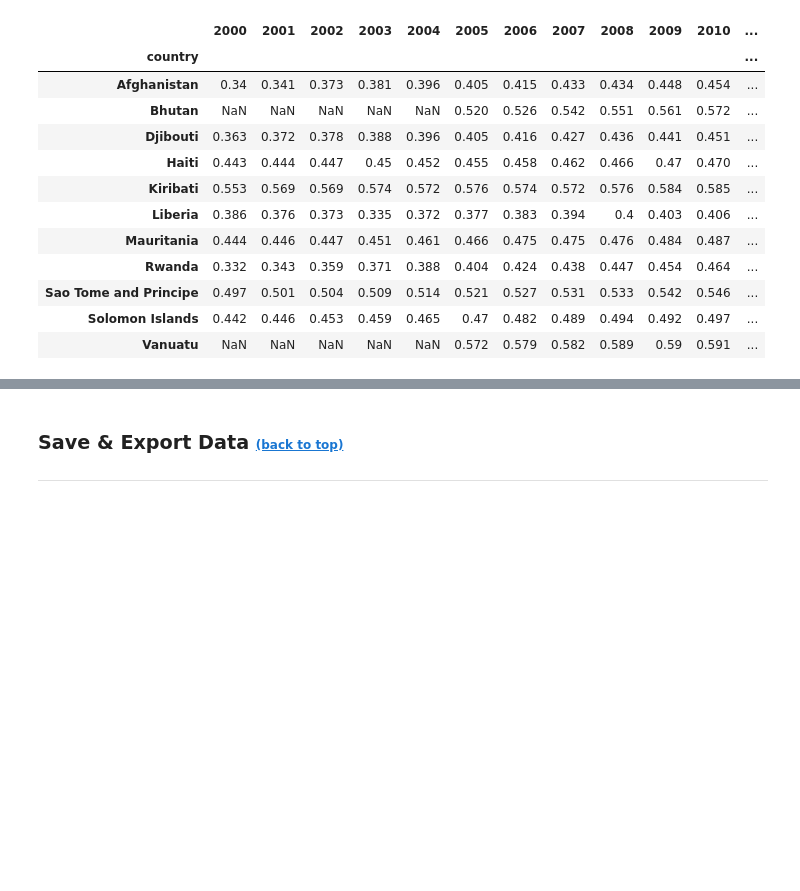
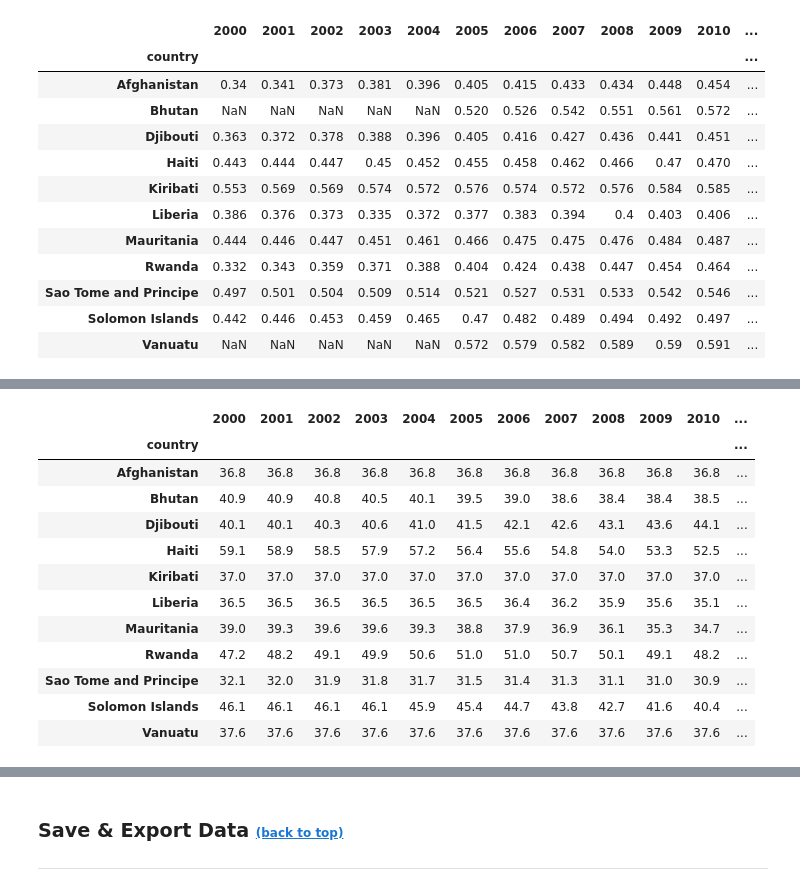
Before and after one commit to c-smith7/Foreign-Aid-and-LDCs, a Jupyter notebook: analysis/1-Data_Wrangling_and_Cleaning.ipynb, the cells around one changed output, grey strips where cells are left out. Saved outputs shown, nothing was run; the diff lists cells and outputs as text; code cells hidden in the pictures; blank space fills up the shorter version.

```diff
--- a/analysis/1-Data_Wrangling_and_Cleaning.ipynb
+++ b/analysis/1-Data_Wrangling_and_Cleaning.ipynb
@@ -646,0 +843,19 @@ ldc_hdi_upper
+# %%
+# Gini upper quartile countries.
+
+ldc_gini_upper = df_gini.loc[countries_upper, '2000':'2018']
+ldc_gini_upper
+# %% [output]
+|  | 2000 | 2001 | 2002 | 2003 | 2004 | 2005 | 2006 | 2007 | 2008 | 2009 | 2010 | ... |
+| country |  |  |  |  |  |  |  |  |  |  |  | ... |
+| Afghanistan | 36.8 | 36.8 | 36.8 | 36.8 | 36.8 | 36.8 | 36.8 | 36.8 | 36.8 | 36.8 | 36.8 | ... |
+| Bhutan | 40.9 | 40.9 | 40.8 | 40.5 | 40.1 | 39.5 | 39.0 | 38.6 | 38.4 | 38.4 | 38.5 | ... |
+| Djibouti | 40.1 | 40.1 | 40.3 | 40.6 | 41.0 | 41.5 | 42.1 | 42.6 | 43.1 | 43.6 | 44.1 | ... |
+| Haiti | 59.1 | 58.9 | 58.5 | 57.9 | 57.2 | 56.4 | 55.6 | 54.8 | 54.0 | 53.3 | 52.5 | ... |
+| Kiribati | 37.0 | 37.0 | 37.0 | 37.0 | 37.0 | 37.0 | 37.0 | 37.0 | 37.0 | 37.0 | 37.0 | ... |
+| Liberia | 36.5 | 36.5 | 36.5 | 36.5 | 36.5 | 36.5 | 36.4 | 36.2 | 35.9 | 35.6 | 35.1 | ... |
+| Mauritania | 39.0 | 39.3 | 39.6 | 39.6 | 39.3 | 38.8 | 37.9 | 36.9 | 36.1 | 35.3 | 34.7 | ... |
+| Rwanda | 47.2 | 48.2 | 49.1 | 49.9 | 50.6 | 51.0 | 51.0 | 50.7 | 50.1 | 49.1 | 48.2 | ... |
+| Sao Tome and Principe | 32.1 | 32.0 | 31.9 | 31.8 | 31.7 | 31.5 | 31.4 | 31.3 | 31.1 | 31.0 | 30.9 | ... |
+| Solomon Islands | 46.1 | 46.1 | 46.1 | 46.1 | 45.9 | 45.4 | 44.7 | 43.8 | 42.7 | 41.6 | 40.4 | ... |
+| Vanuatu | 37.6 | 37.6 | 37.6 | 37.6 | 37.6 | 37.6 | 37.6 | 37.6 | 37.6 | 37.6 | 37.6 | ... |
```
Also changed, not shown: parts of 29 cells of this notebook.
